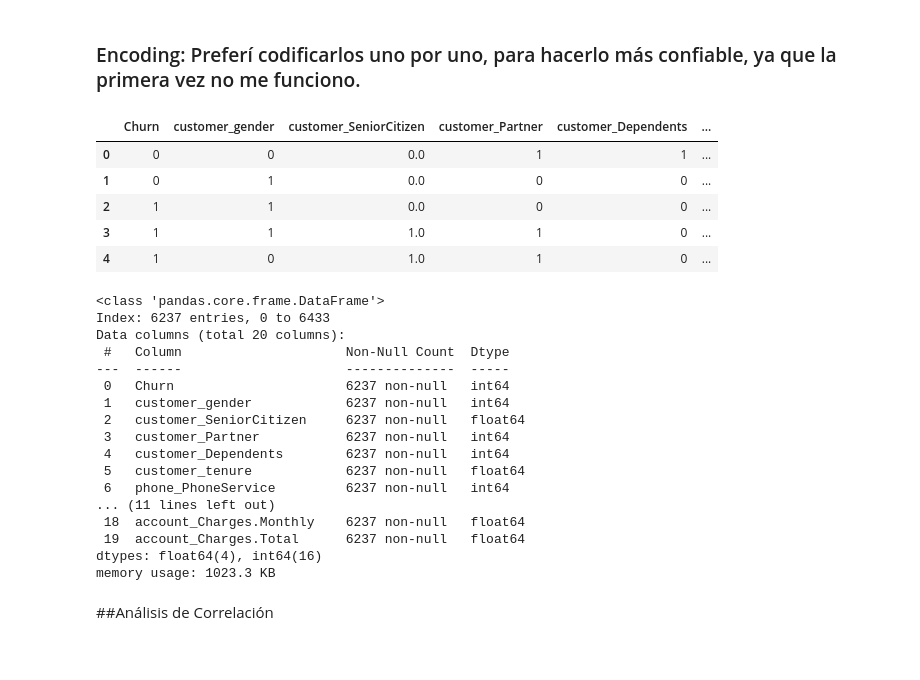
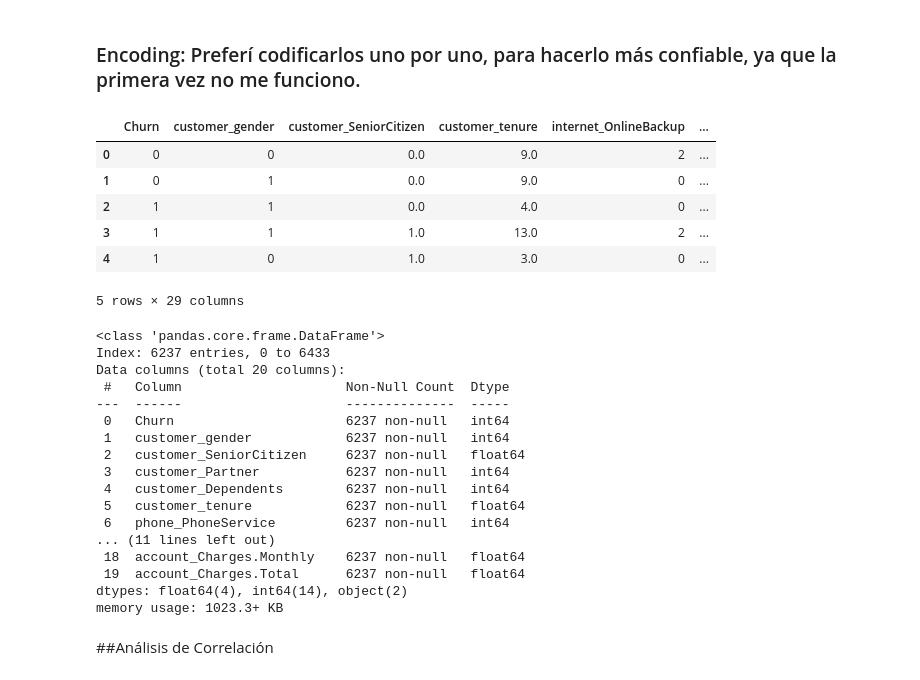
Before and after one commit to adicu7/ChallengeTelecom2, a Jupyter notebook: ChallengePartDosT.ipynb, the cells around one changed output. Saved outputs shown, nothing was run; the diff lists cells and outputs as text; code cells hidden in the pictures.

```diff
--- a/ChallengePartDosT.ipynb
+++ b/ChallengePartDosT.ipynb
@@ -219,9 +231,21 @@ X_train[numeric_cols] = scaler.fit_transform(X_train[numeric_cols])
 X_test[numeric_cols] = scaler.transform(X_test[numeric_cols])
 # %%
 # Primer Intento de codificación.
+cat_cols = df.select_dtypes(include='object').columns.tolist()
+
 df_encoded = pd.get_dummies(df, columns=cat_cols, drop_first=True)
 # %% [markdown]
 ### Encoding: Preferí codificarlos uno por uno, para hacerlo más confiable, ya que la primera vez no me funciono.
+# %%
+df_encoded.head()
+# %% [output]
+|  | Churn | customer_gender | customer_SeniorCitizen | customer_tenure | internet_OnlineBackup | ... |
+| 0 | 0 | 0 | 0.0 | 9.0 | 2 | ... |
+| 1 | 0 | 1 | 0.0 | 9.0 | 0 | ... |
+| 2 | 1 | 1 | 0.0 | 4.0 | 0 | ... |
+| 3 | 1 | 1 | 1.0 | 13.0 | 2 | ... |
+| 4 | 1 | 0 | 1.0 | 3.0 | 0 | ... |
+5 rows × 29 columns
 # %%
 #Codificando columna "customer_gender"
 from sklearn.preprocessing import LabelEncoder
@@ -315,16 +339,7 @@ df['internet_OnlineSecurity'] = le.fit_transform(df['internet_OnlineSecurity'])
 # %%
 df_encoded.replace({'Yes': 1, 'No': 0}, inplace=True)
-# %%
-df.head()
-# %% [output]
-|  | Churn | customer_gender | customer_SeniorCitizen | customer_Partner | customer_Dependents | ... |
-| 0 | 0 | 0 | 0.0 | 1 | 1 | ... |
-| 1 | 0 | 1 | 0.0 | 0 | 0 | ... |
-| 2 | 1 | 1 | 0.0 | 0 | 0 | ... |
-| 3 | 1 | 1 | 1.0 | 1 | 0 | ... |
-| 4 | 1 | 0 | 1.0 | 1 | 0 | ... |
 # %%
-df.info()
+df_encoded.info()
 # %% [output]
 <class 'pandas.core.frame.DataFrame'>
 Index: 6237 entries, 0 to 6433
@@ -341,8 +356,8 @@ Data columns (total 20 columns):
 ... (11 lines left out)
  18  account_Charges.Monthly    6237 non-null   float64
  19  account_Charges.Total      6237 non-null   float64
-dtypes: float64(4), int64(16)
-memory usage: 1023.3 KB
+dtypes: float64(4), int64(14), object(2)
+memory usage: 1023.3+ KB
 # %% [markdown]
 ##Análisis de Correlación
 # %%
```
Also changed, not shown: parts of 36 cells of this notebook.
